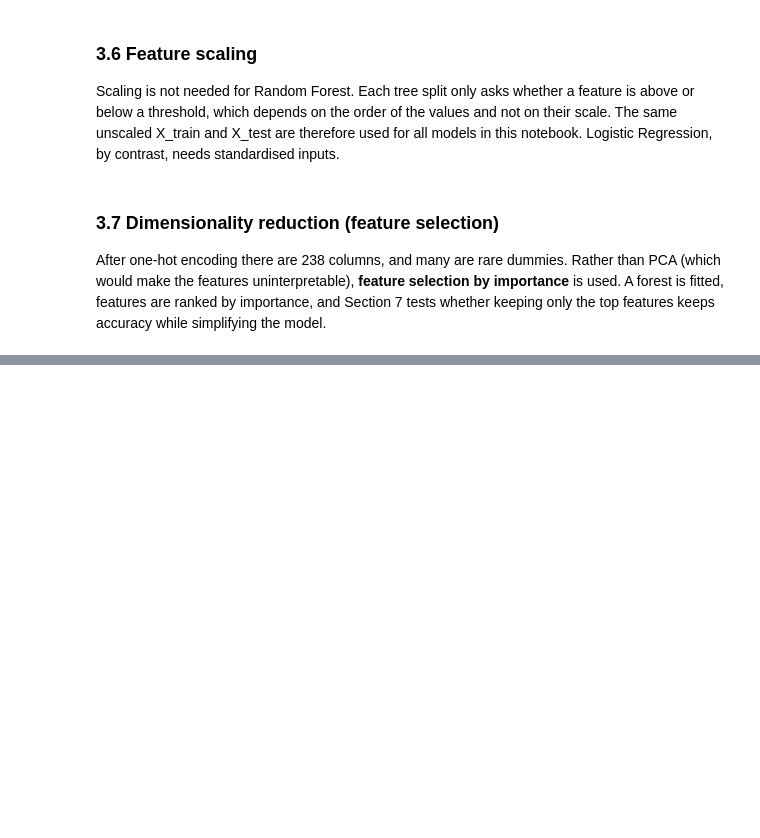
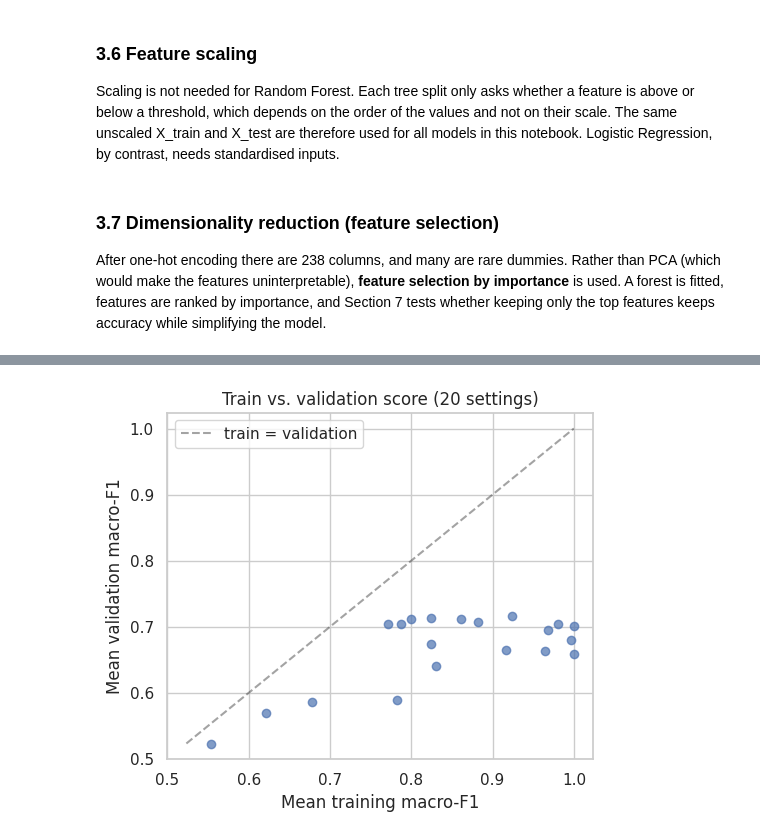
Before and after one commit to LoshithaAI/ML-Assignment, a Jupyter notebook: notebooks/random_forest.ipynb, the cells around one changed output, grey strips where cells are left out. Saved outputs shown, nothing was run; the diff lists cells and outputs as text; code cells hidden in the pictures; blank space fills up the shorter version.

```diff
--- a/notebooks/random_forest.ipynb
+++ b/notebooks/random_forest.ipynb
@@ -327,0 +332,8 @@ accuracy alone hides poor performance on the small "Enrolled" class.
+# %%
+baseline = RandomForestClassifier(n_estimators=100, random_state=RANDOM_STATE, n_jobs=-1)
+baseline.fit(X_train, y_train)
+pred_base = baseline.predict(X_test)
+
+base_acc = accuracy_score(y_test, pred_base)
+base_f1 = f1_score(y_test, pred_base, average="macro")
+print(f"Baseline  accuracy = {base_acc:.3f} | macro-F1 = {base_f1:.3f}")
@@ -327,0 +344,24 @@ accuracy alone hides poor performance on the small "Enrolled" class.
+# %%
+param_dist = {
+    "n_estimators": [100, 200, 300, 500],
+    "max_depth": [None, 8, 12, 16, 24],
+    "min_samples_leaf": [1, 2, 4, 8],
+    "max_features": ["sqrt", "log2", 0.3],
+    "class_weight": [None, "balanced", "balanced_subsample"],
+}
+
+cv = StratifiedKFold(n_splits=5, shuffle=True, random_state=RANDOM_STATE)
+search = RandomizedSearchCV(
+    RandomForestClassifier(random_state=RANDOM_STATE, n_jobs=-1),
+    param_distributions=param_dist, n_iter=20, cv=cv,
+    scoring="f1_macro", random_state=RANDOM_STATE, n_jobs=1, return_train_score=True)
+search.fit(X_train, y_train)
+
+print("Best parameters  :", search.best_params_)
+print(f"Best CV macro-F1 : {search.best_score_:.3f}")
+
+cv_results = (pd.DataFrame(search.cv_results_)
+              [["param_n_estimators", "param_max_depth", "param_min_samples_leaf", "param_max_features",
+                "param_class_weight", "mean_train_score", "mean_test_score"]]
+              .sort_values("mean_test_score", ascending=False))
+display(cv_results.round(3).head(8))
@@ -327,0 +380,11 @@ accuracy alone hides poor performance on the small "Enrolled" class.
+# %%
+# Overfitting check: train vs. validation score across all tried settings
+plt.figure(figsize=(5.5, 4.5))
+plt.scatter(cv_results["mean_train_score"], cv_results["mean_test_score"], alpha=0.7)
+lo, hi = cv_results[["mean_test_score", "mean_train_score"]].min().min(), 1.0
+plt.plot([lo, hi], [lo, hi], "k--", alpha=0.4, label="train = validation")
+plt.xlabel("Mean training macro-F1"); plt.ylabel("Mean validation macro-F1")
+plt.title("Train vs. validation score (20 settings)"); plt.legend()
+plt.show()
+# %% [output]
+[figure, added]
```
Also changed, not shown: parts of 7 cells of this notebook.
